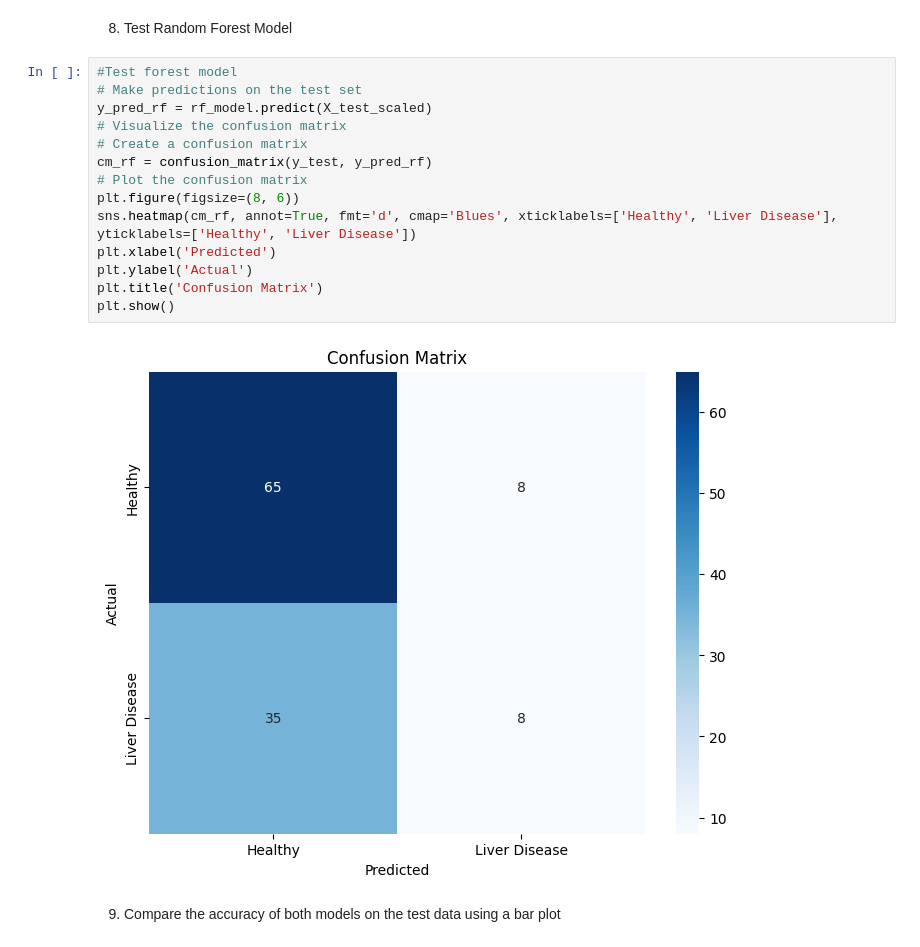
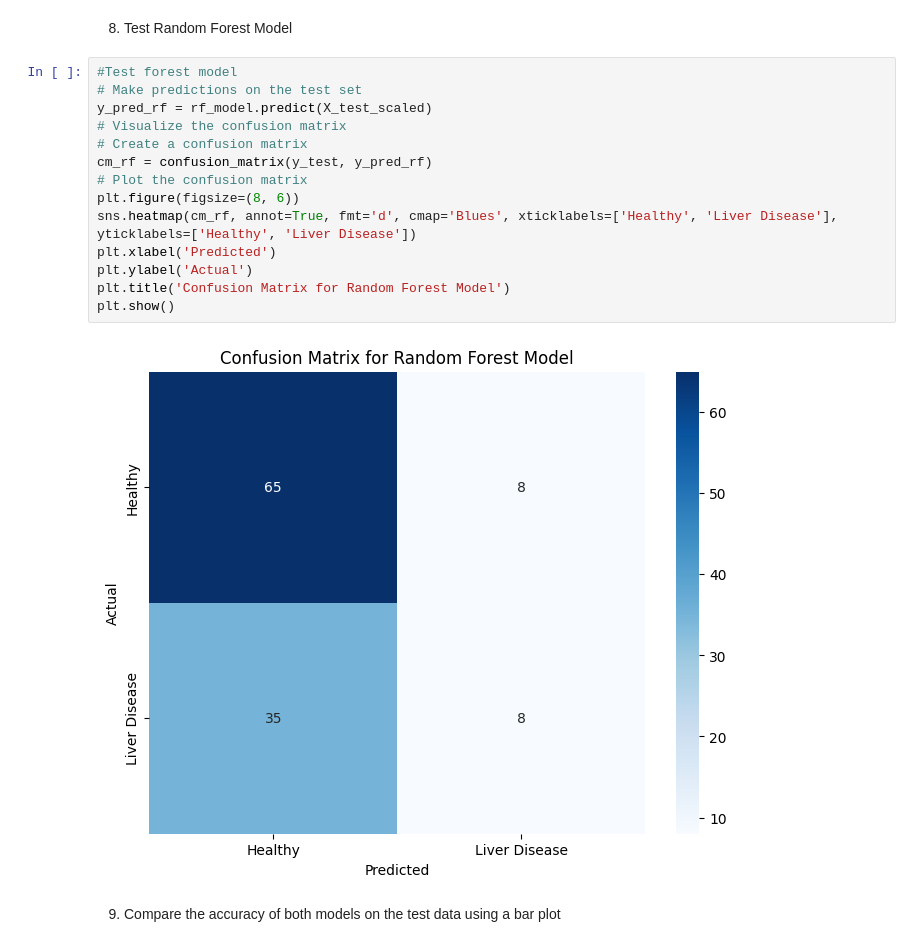
Before and after one commit to MeKirkpatrick/BME3053CFinalProject, a Jupyter notebook: Project.ipynb, the cells around one changed output. Cells and saved outputs as stored; diff of their text form.

```diff
--- a/Project.ipynb
+++ b/Project.ipynb
@@ -182,19 +182,19 @@ RandomForestClassifier(random_state=42)
 # %%
 #Test forest model
 # Make predictions on the test set
 y_pred_rf = rf_model.predict(X_test_scaled)
 # Visualize the confusion matrix
 # Create a confusion matrix
 cm_rf = confusion_matrix(y_test, y_pred_rf)
 # Plot the confusion matrix
 plt.figure(figsize=(8, 6))
 sns.heatmap(cm_rf, annot=True, fmt='d', cmap='Blues', xticklabels=['Healthy', 'Liver Disease'], yticklabels=['Healthy', 'Liver Disease'])
 plt.xlabel('Predicted')
 plt.ylabel('Actual')
-plt.title('Confusion Matrix')
+plt.title('Confusion Matrix for Random Forest Model')
 plt.show()
 # %% [output]
-[figure, old version]
+[figure, new version]
 # %% [markdown]
 9. Compare the accuracy of both models on the test data using a bar plot
 # %%
```
Also changed, not shown: parts of 3 cells of this notebook.
